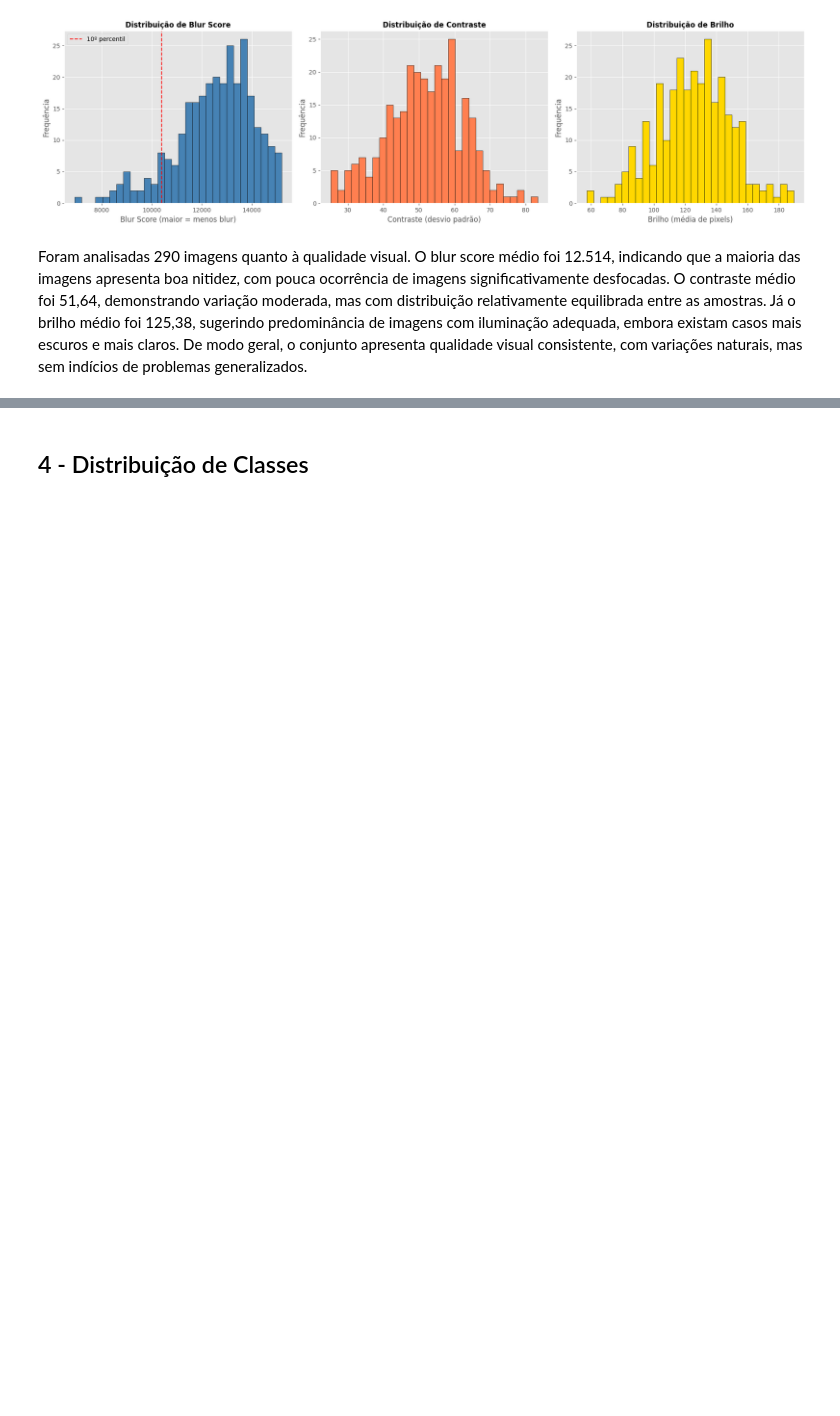
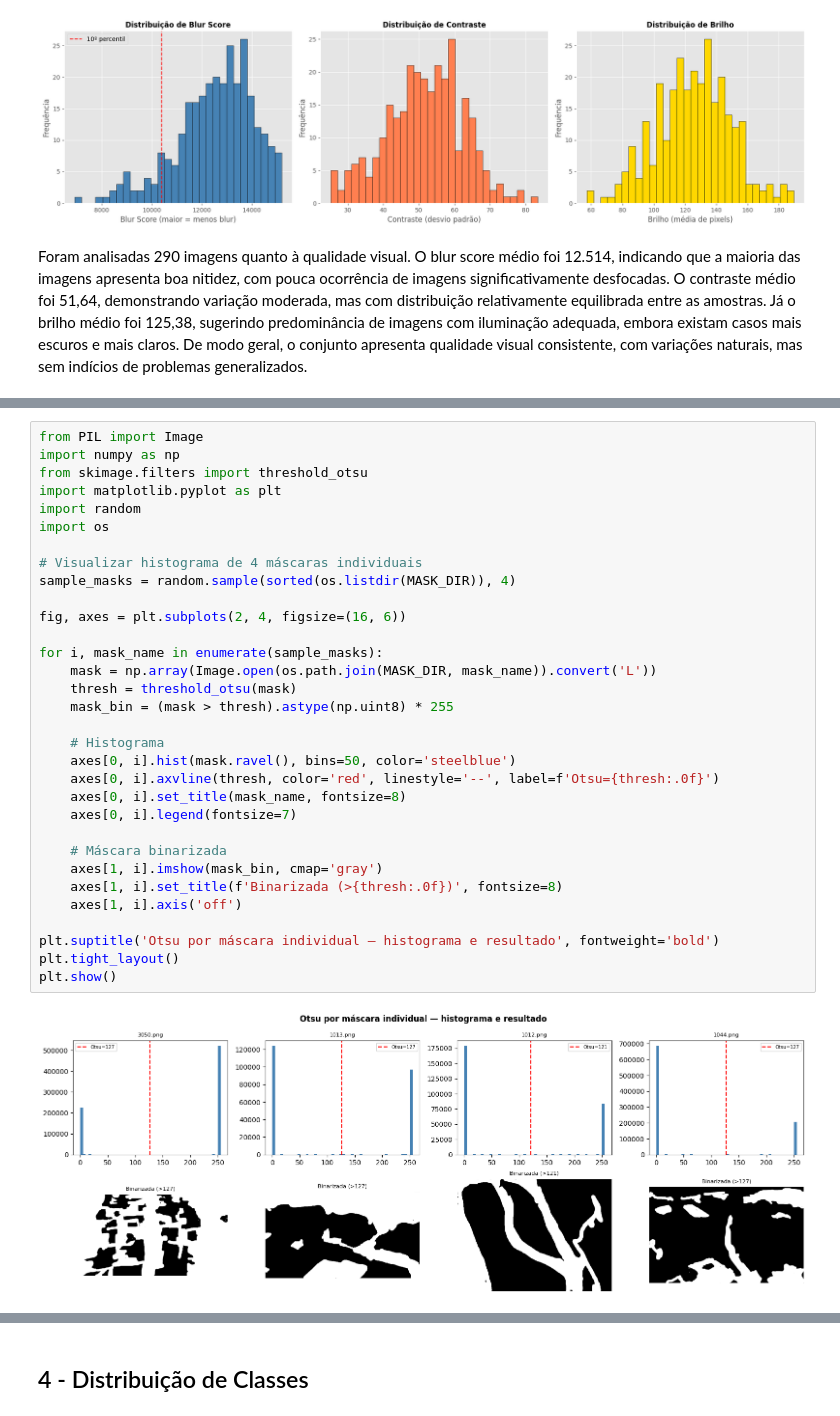
Before and after one commit to Alan-oliveir/squad-4_segmentacao_areas_inundacao, a Jupyter notebook: notebooks/squad_4_segmentacao_areas_inundacao.ipynb, the cells around one changed output, grey strips where cells are left out. Cells and saved outputs as stored; diff of their text form; blank space fills up the shorter version.

```diff
--- a/notebooks/squad_4_segmentacao_areas_inundacao.ipynb
+++ b/notebooks/squad_4_segmentacao_areas_inundacao.ipynb
@@ -885,0 +947,34 @@ Foram analisadas 290 imagens quanto à qualidade visual. O blur score médio foi
+# %%
+from PIL import Image
+import numpy as np
+from skimage.filters import threshold_otsu
+import matplotlib.pyplot as plt
+import random
+import os
+
+# Visualizar histograma de 4 máscaras individuais
+sample_masks = random.sample(sorted(os.listdir(MASK_DIR)), 4)
+
+fig, axes = plt.subplots(2, 4, figsize=(16, 6))
+
+for i, mask_name in enumerate(sample_masks):
+    mask = np.array(Image.open(os.path.join(MASK_DIR, mask_name)).convert('L'))
+    thresh = threshold_otsu(mask)
+    mask_bin = (mask > thresh).astype(np.uint8) * 255
+
+    # Histograma
+    axes[0, i].hist(mask.ravel(), bins=50, color='steelblue')
+    axes[0, i].axvline(thresh, color='red', linestyle='--', label=f'Otsu={thresh:.0f}')
+    axes[0, i].set_title(mask_name, fontsize=8)
+    axes[0, i].legend(fontsize=7)
+
+    # Máscara binarizada
+    axes[1, i].imshow(mask_bin, cmap='gray')
+    axes[1, i].set_title(f'Binarizada (>{thresh:.0f})', fontsize=8)
+    axes[1, i].axis('off')
+
+plt.suptitle('Otsu por máscara individual — histograma e resultado', fontweight='bold')
+plt.tight_layout()
+plt.show()
+# %% [output]
+[figure, added]
```
Also changed, not shown: parts of 7 cells of this notebook.
